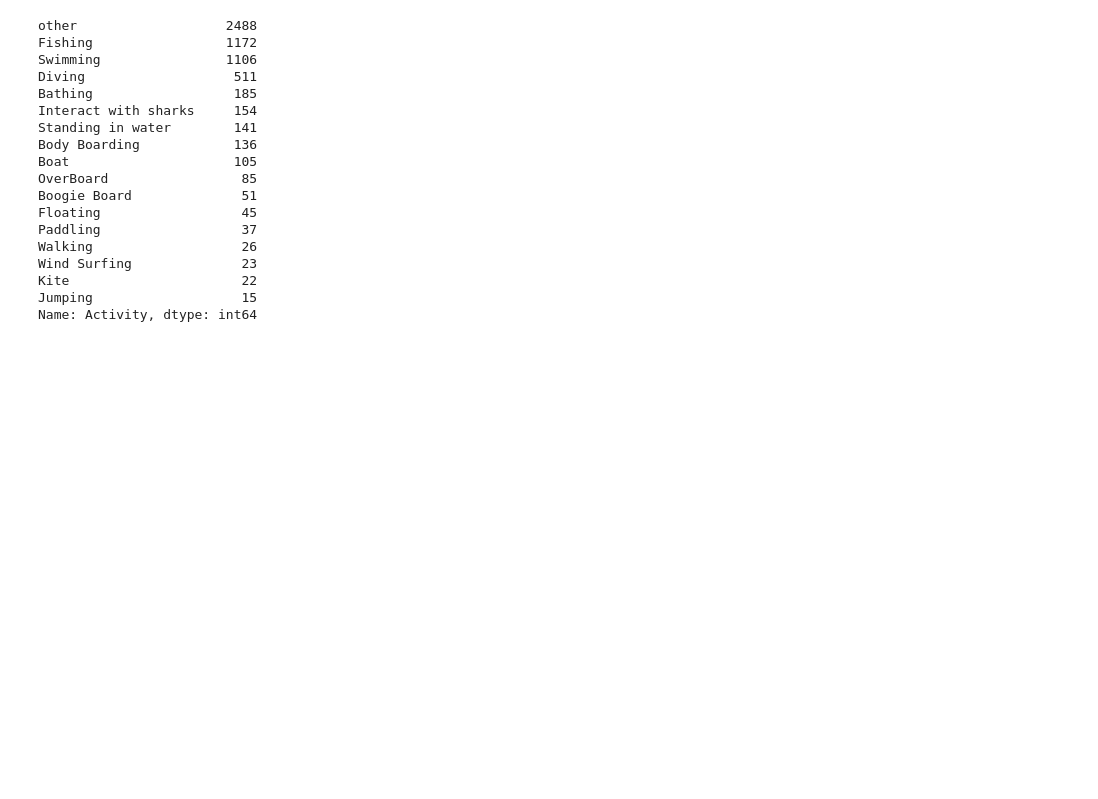
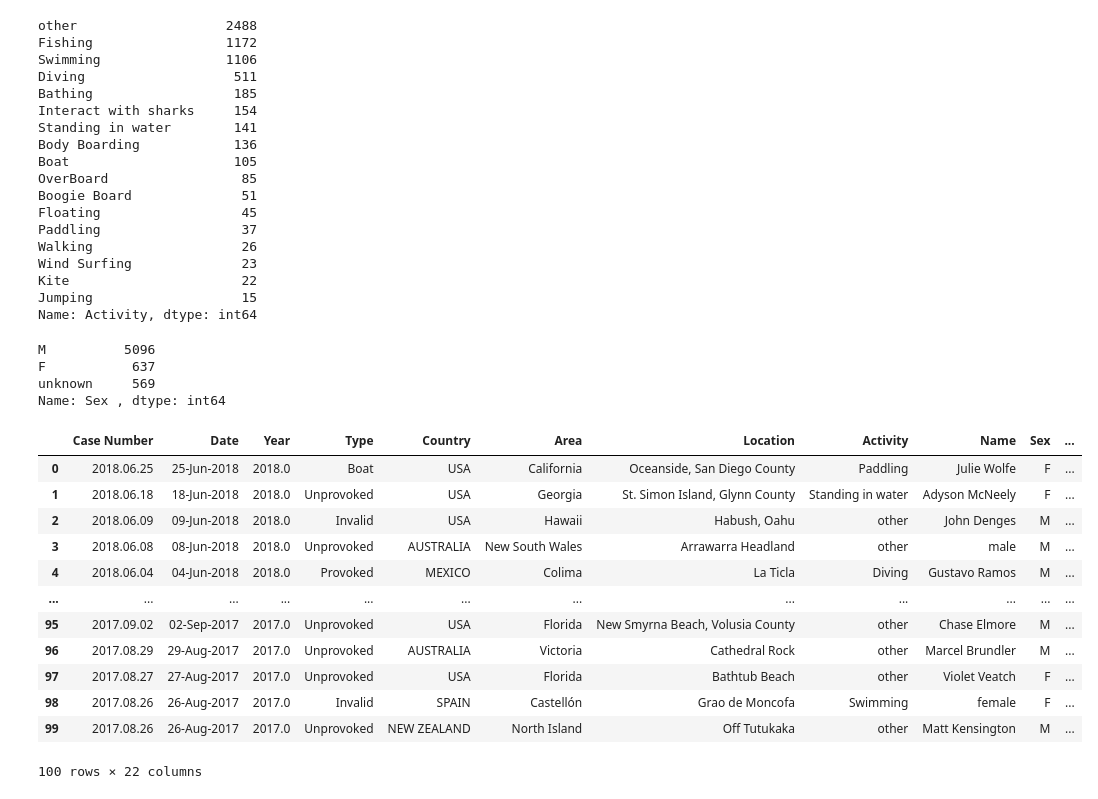
Before and after one commit to Jaimemanrique/sharks_limpieza, a Jupyter notebook: data/sharks_limpieza.ipynb, the cells around one changed output. Saved outputs shown, nothing was run; the diff lists cells and outputs as text; code cells hidden in the pictures; blank space fills up the shorter version.

```diff
--- a/data/sharks_limpieza.ipynb
+++ b/data/sharks_limpieza.ipynb
@@ -262,3 +256,34 @@ Wind Surfing              23
 Kite                      22
 Jumping                   15
 Name: Activity, dtype: int64
+# %%
+df['Sex '].value_counts()
+# %% [output]
+M          5096
+F           637
+unknown     569
+Name: Sex , dtype: int64
+# %%
+import re
+def limpiar_date(date):
+    date = re.findall('\d+.\d+.\d+', date)
+    date = ''.join(date)
+    return date
+# %%
+df['Case Number'] = df['Case Number'].apply(limpiar_date)
+# %%
+df.head(100)
+# %% [output]
+|  | Case Number | Date | Year | Type | Country | Area | Location | Activity | Name | Sex | ... |
+| 0 | 2018.06.25 | 25-Jun-2018 | 2018.0 | Boat | USA | California | Oceanside, San Diego County | Paddling | Julie Wolfe | F | ... |
+| 1 | 2018.06.18 | 18-Jun-2018 | 2018.0 | Unprovoked | USA | Georgia | St. Simon Island, Glynn County | Standing in water | Adyson McNeely | F | ... |
+| 2 | 2018.06.09 | 09-Jun-2018 | 2018.0 | Invalid | USA | Hawaii | Habush, Oahu | other | John Denges | M | ... |
+| 3 | 2018.06.08 | 08-Jun-2018 | 2018.0 | Unprovoked | AUSTRALIA | New South Wales | Arrawarra Headland | other | male | M | ... |
+| 4 | 2018.06.04 | 04-Jun-2018 | 2018.0 | Provoked | MEXICO | Colima | La Ticla | Diving | Gustavo Ramos | M | ... |
+| ... | ... | ... | ... | ... | ... | ... | ... | ... | ... | ... | ... |
+| 95 | 2017.09.02 | 02-Sep-2017 | 2017.0 | Unprovoked | USA | Florida | New Smyrna Beach, Volusia County | other | Chase Elmore | M | ... |
+| 96 | 2017.08.29 | 29-Aug-2017 | 2017.0 | Unprovoked | AUSTRALIA | Victoria | Cathedral Rock | other | Marcel Brundler | M | ... |
+| 97 | 2017.08.27 | 27-Aug-2017 | 2017.0 | Unprovoked | USA | Florida | Bathtub Beach | other | Violet Veatch | F | ... |
+| 98 | 2017.08.26 | 26-Aug-2017 | 2017.0 | Invalid | SPAIN | Castellón | Grao de Moncofa | Swimming | female | F | ... |
+| 99 | 2017.08.26 | 26-Aug-2017 | 2017.0 | Unprovoked | NEW ZEALAND | North Island | Off Tutukaka | other | Matt Kensington | M | ... |
+100 rows × 22 columns
```
Also changed, not shown: parts of 4 cells of this notebook.
